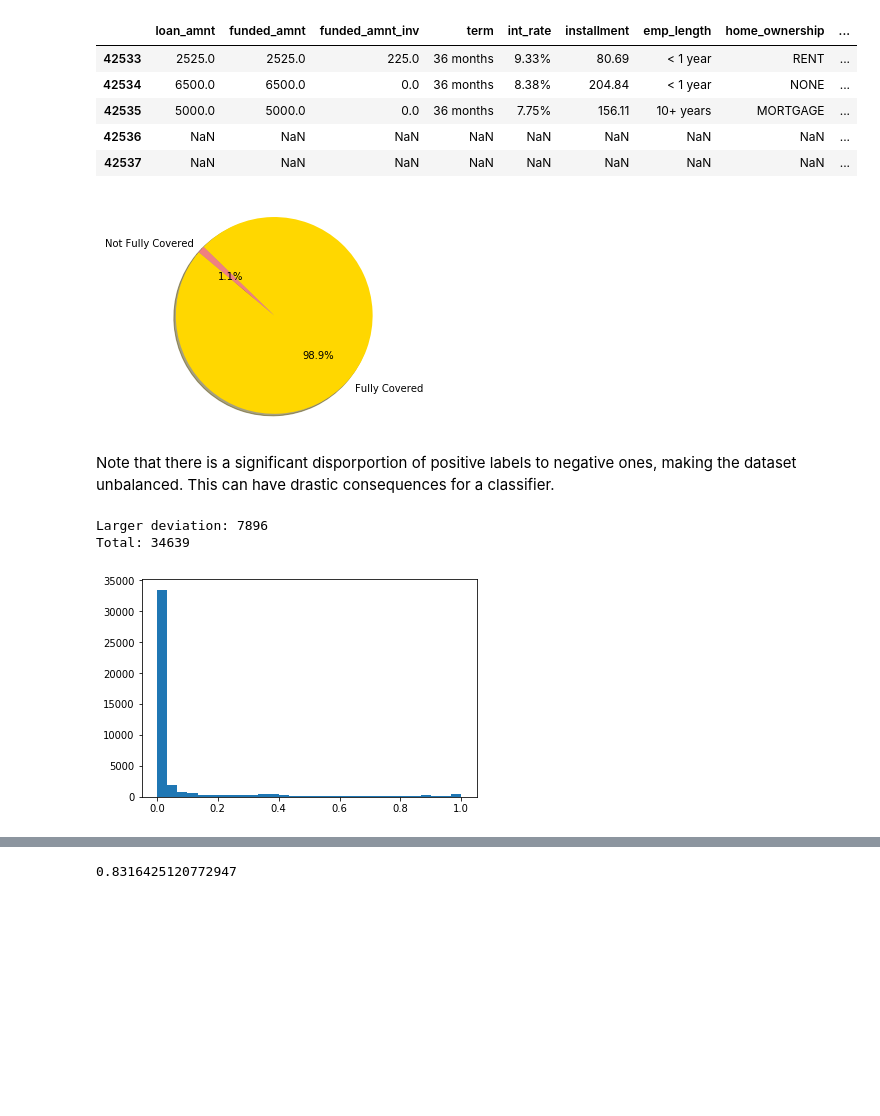
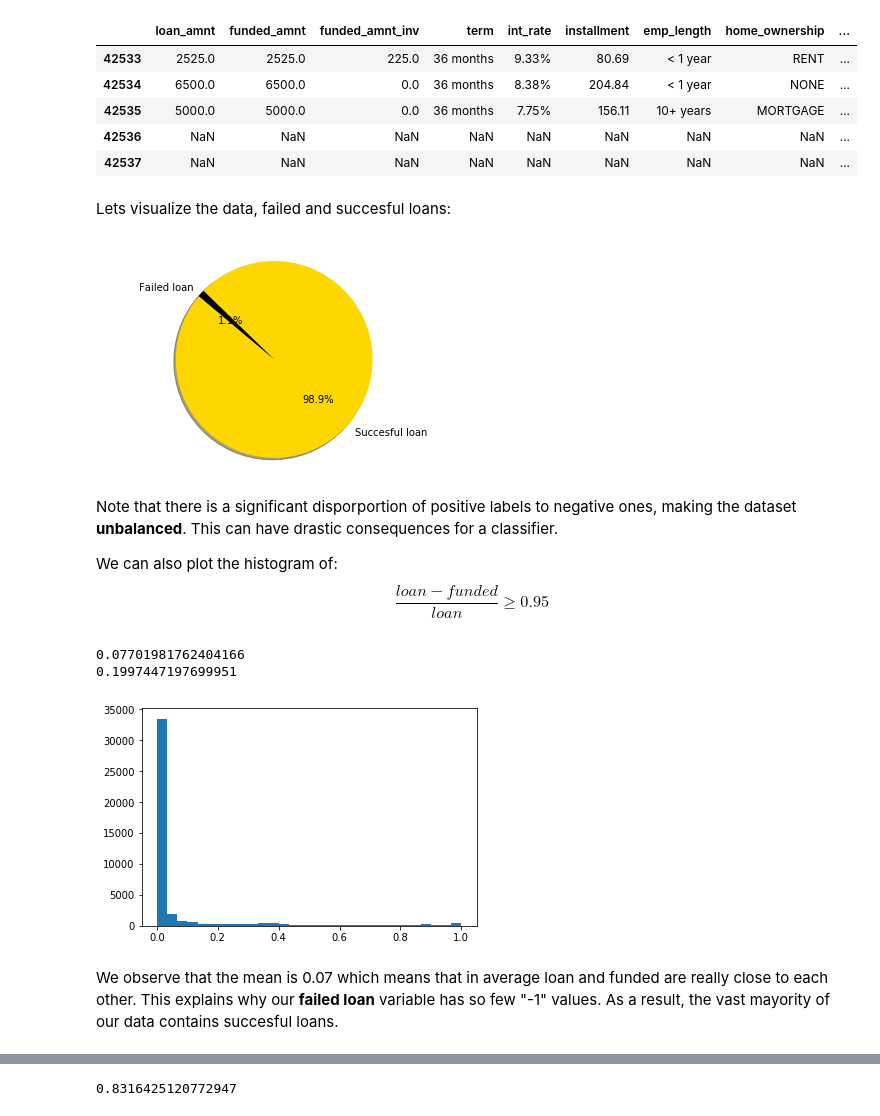
Before and after one commit to igaribay/DSSwithPython, a Jupyter notebook: DSS-Week09/Notebooks/DSS-Unit09-Lecture01.2018.ipynb, the cells around one changed output, grey strips where cells are left out. Saved outputs shown, nothing was run; the diff lists cells and outputs as text; code cells hidden in the pictures; blank space fills up the shorter version.

```diff
--- a/DSS-Week09/Notebooks/DSS-Unit09-Lecture01.2018.ipynb
+++ b/DSS-Week09/Notebooks/DSS-Unit09-Lecture01.2018.ipynb
@@ -249,35 +290,41 @@ Name: failed_loan, dtype: int64
 | 42535 | 5000.0 | 5000.0 | 0.0 | 36 months | 7.75% | 156.11 | 10+ years | MORTGAGE | ... |
 | 42536 | NaN | NaN | NaN | NaN | NaN | NaN | NaN | NaN | ... |
 | 42537 | NaN | NaN | NaN | NaN | NaN | NaN | NaN | NaN | ... |
+# %% [markdown]
+Lets visualize the data, failed and succesful loans:
 # %%
-labels = 'Fully Covered', 'Not Fully Covered'
+labels = 'Succesful loan', 'Failed loan'
 sizes = df_lend['failed_loan'].value_counts()
 sizes = [sizes[1], sizes[-1] ]
-colors = ['gold', 'lightcoral']
+colors = ['gold', 'black']
 
 # Plot
 plt.pie(sizes, labels=labels, colors=colors,
         autopct='%1.1f%%', shadow=True, startangle=140)
 
 plot_ = plt.axis('equal')
 # %% [output]
-[figure, old version]
+[figure, new version]
 # %% [markdown]
-Note that there is a significant disporportion of positive labels to negative ones, making the dataset unbalanced. This can have drastic consequences for a classifier.
+Note that there is a significant disporportion of positive labels to negative ones, making the dataset **unbalanced**. This can have drastic consequences for a classifier.
+
+We can also plot the histogram of:
+$$\frac{loan-funded}{loan}\geq0.95$$
 # %%
 loan = df_lend['loan_amnt'].values
 funded = df_lend['funded_amnt_inv'].values
 targets = np.abs(loan-funded)/loan
-
-df_lend['targets'] = targets
+#cleaning data for histo
 wrk_records = np.where(~np.isnan(targets))
-y = targets[wrk_records]>=0.05
-plt.hist(targets[wrk_records],bins=30)
-
-print('Larger deviation: {}'.format(np.sum(y)))
-print('Total: {}'.format(np.sum(1-y)))
+targets_clean = targets[wrk_records]
+#ploting and calculating stats
+plt.hist(targets_clean,bins=30)
+print np.mean(targets_clean)
+print np.std(targets_clean)
 # %% [output]
-Larger deviation: 7896
-Total: 34639
+0.07701981762404166
+0.1997447197699951
 [figure]
+# %% [markdown]
+We observe that the mean is 0.07 which means that in average loan and funded are really close to each other. This explains why our **failed loan** variable has so few "-1" values. As a result, the vast mayority of our data contains succesful loans.
 # %% [markdown]
```
Also changed, not shown: parts of 15 cells of this notebook, 2 other files.
